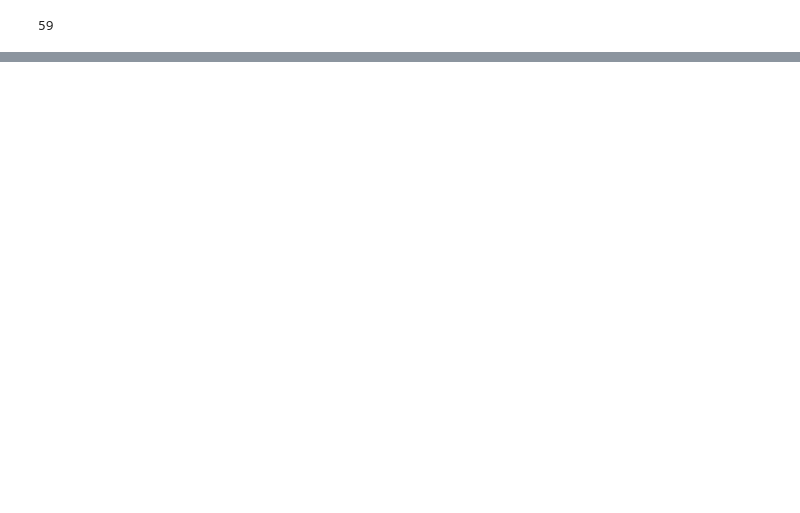
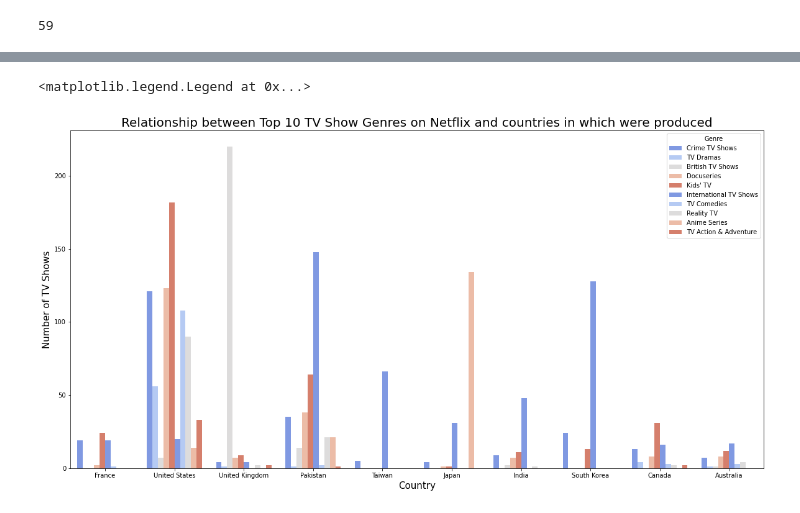
Before and after one commit to Mannygcg/Netflix-Data--Cleaning--Analysis-and-Visualisation, a Jupyter notebook: Netflix_Data_Wrangling_and_Visualisation.ipynb, the cells around one changed output, grey strips where cells are left out. Cells and saved outputs as stored; diff of their text form; code cells hidden in the pictures; blank space fills up the shorter version.

```diff
--- a/Netflix_Data_Wrangling_and_Visualisation.ipynb
+++ b/Netflix_Data_Wrangling_and_Visualisation.ipynb
@@ -326,0 +384,16 @@ len(df_tv.groupby('release_year').count().index)
+# %%
+plt.figure(figsize=[20,10])
+order1 = df_tv.groupby('listed_in1').count().sort_values(by = 'show_id',ascending=False)[0:10].index
+df_tv_f = df_tv[df_tv['listed_in1'].isin(order1)]
+order2 = df_tv_f.groupby('country').count().sort_values(by = 'show_id',ascending=False)[0:10].index
+df_tv_f = df_tv_f[df_tv_f['country'].isin(order2)]
+base_color = sns.color_palette('coolwarm',n_colors=5)
+a=df_tv.date_added.dt.year
+tv_g = sns.countplot(data=df_tv_f,x='country',hue='listed_in1', palette=base_color)
+tv_g.set_xlabel('Country',fontsize = 15)
+tv_g.set_ylabel('Number of TV Shows',fontsize = 15)
+tv_g.set_title("Relationship between Top 10 TV Show Genres on Netflix and countries in which were produced",fontsize = 20)
+plt.legend(title = 'Genre',)
+# %% [output]
+<matplotlib.legend.Legend at 0x...>
+[figure, added]
```
Also changed, not shown: parts of 34 cells of this notebook, 2 other files.
